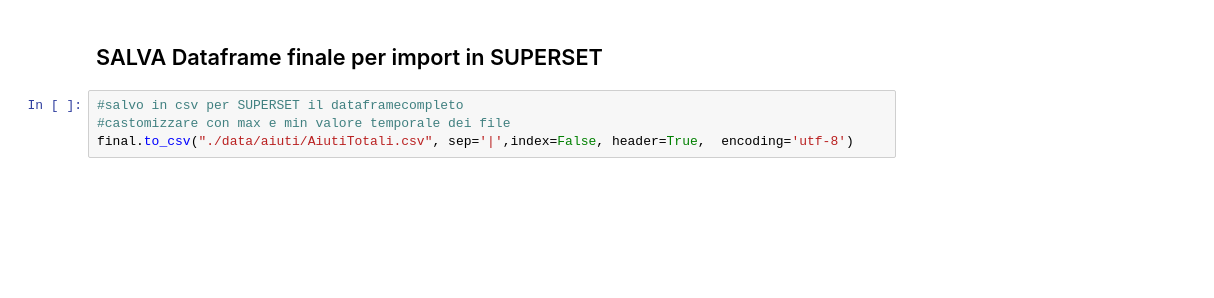
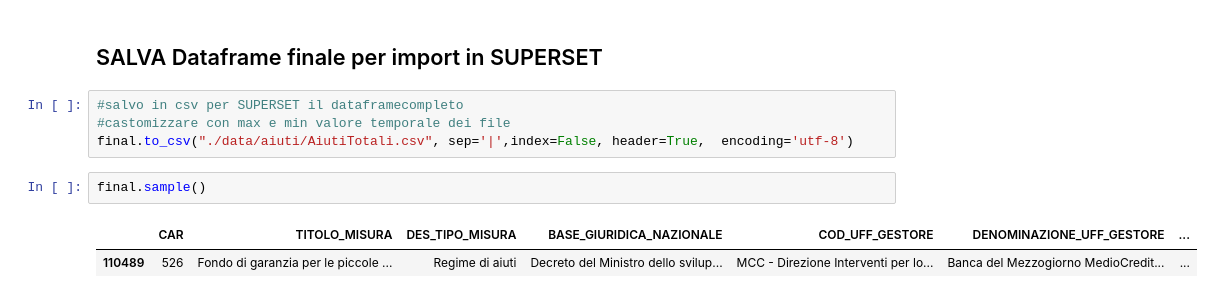
Before and after one commit to mariaclaudia/daf-data-science, a Jupyter notebook: mise_aiuti/DAF_MEF_DatiAiutiMise.ipynb, the cells around one changed output. Drawn from its saved outputs; the diff is of its cells as text; blank space fills up the shorter version.

```diff
--- a/mise_aiuti/DAF_MEF_DatiAiutiMise.ipynb
+++ b/mise_aiuti/DAF_MEF_DatiAiutiMise.ipynb
@@ -980,3 +990,8 @@ memory usage: 36.4+ MB
 #salvo in csv per SUPERSET il dataframecompleto
 #castomizzare con max e min valore temporale dei file
 final.to_csv("./data/aiuti/AiutiTotali.csv", sep='|',index=False, header=True,  encoding='utf-8')
+# %%
+final.sample()
+# %% [output]
+|  | CAR | TITOLO_MISURA | DES_TIPO_MISURA | BASE_GIURIDICA_NAZIONALE | COD_UFF_GESTORE | DENOMINAZIONE_UFF_GESTORE | ... |
+| 110489 | 526 | Fondo di garanzia per le piccole ... | Regime di aiuti | Decreto del Ministro dello svilup... | MCC - Direzione Interventi per lo... | Banca del Mezzogiorno MedioCredit... | ... |
```
Also changed, not shown: parts of 12 cells of this notebook, 1 other file.
